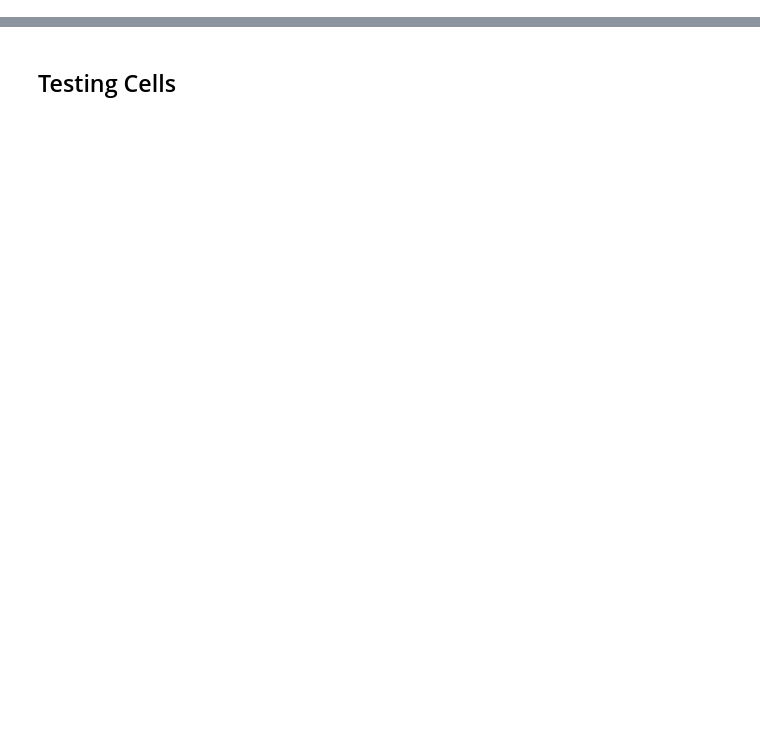
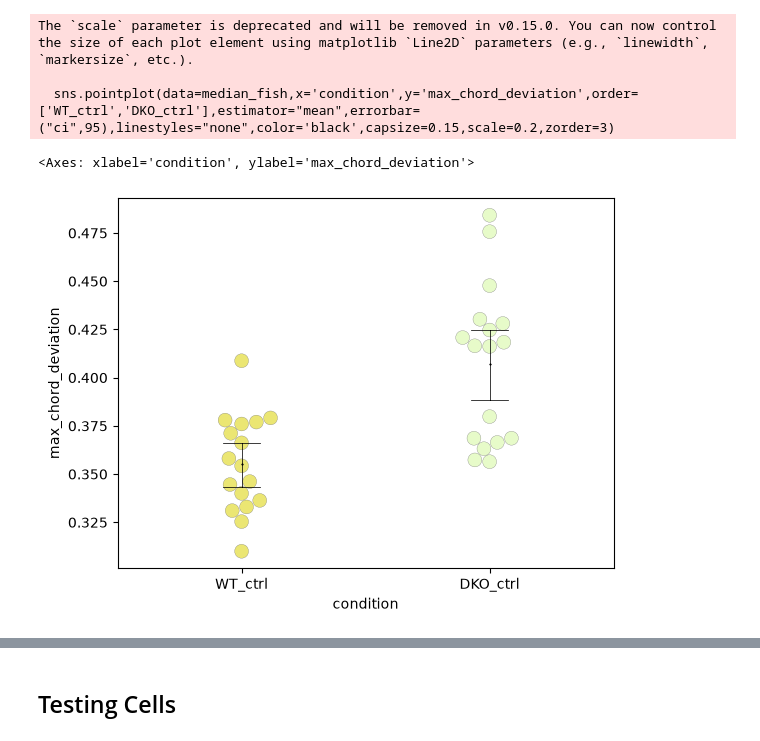
Before and after one commit to HelsinkiBioimagingLM/Zebrafish_Desmosomes, a Jupyter notebook: Scripts/Skeleton_Analysis.ipynb, the cells around one changed output, grey strips where cells are left out. Drawn from its saved outputs; the diff is of its cells as text; code cells hidden in the pictures; blank space fills up the shorter version.

Commit message:
Working on stats testing for mesurements of interest and creating graphs in the requested style

```diff
--- a/Scripts/Skeleton_Analysis.ipynb
+++ b/Scripts/Skeleton_Analysis.ipynb
@@ -161,4 +189,6 @@ v = napari.Viewer()
 deg_stack = np.stack(degree_imgs[0])
 v.add_labels(deg_stack == 2)
 # %%
+all_data = pd.read_csv('/DISKS/2TB/gkristin/Zebrafish_Desmosomes/Images/Polyline_Analysis_All_Data.csv')
 median_img = all_data.groupby(['image','fish_id','batch','condition'],as_index=False).median(numeric_only=True)
+median_fish = median_img.groupby(['fish_id','batch','condition'],as_index=False).median(numeric_only=True)
@@ -168,2 +199,9 @@ median_fish
 # %%
-sns.violinplot(data=median_fish, x='condition', y='tortuosity', hue='batch', split='batch',gap=0.15,fill=False, hue_order=['Batch_1','Batch_2'],inner='stick')
+sns.pointplot(data=median_fish,x='condition',y='max_chord_deviation',order=['WT_ctrl','DKO_ctrl'],estimator="mean",errorbar=("ci",95),linestyles="none",color='black',capsize=0.15,scale=0.2,zorder=3)
+sns.swarmplot(data=median_fish,x='condition',y='max_chord_deviation',order=['WT_ctrl','DKO_ctrl'],hue='condition',palette=['#e7fbc9','#ebe673'],edgecolor='gray',linewidth=0.2,size=10,zorder=1)
+# %% [output]
+The `scale` parameter is deprecated and will be removed in v0.15.0. You can now control the size of each plot element using matplotlib `Line2D` parameters (e.g., `linewidth`, `markersize`, etc.).
+
+  sns.pointplot(data=median_fish,x='condition',y='max_chord_deviation',order=['WT_ctrl','DKO_ctrl'],estimator="mean",errorbar=("ci",95),linestyles="none",color='black',capsize=0.15,scale=0.2,zorder=3)
+<Axes: xlabel='condition', ylabel='max_chord_deviation'>
+[figure, added]
```
Also changed, not shown: parts of 19 cells of this notebook, 2 other files.
